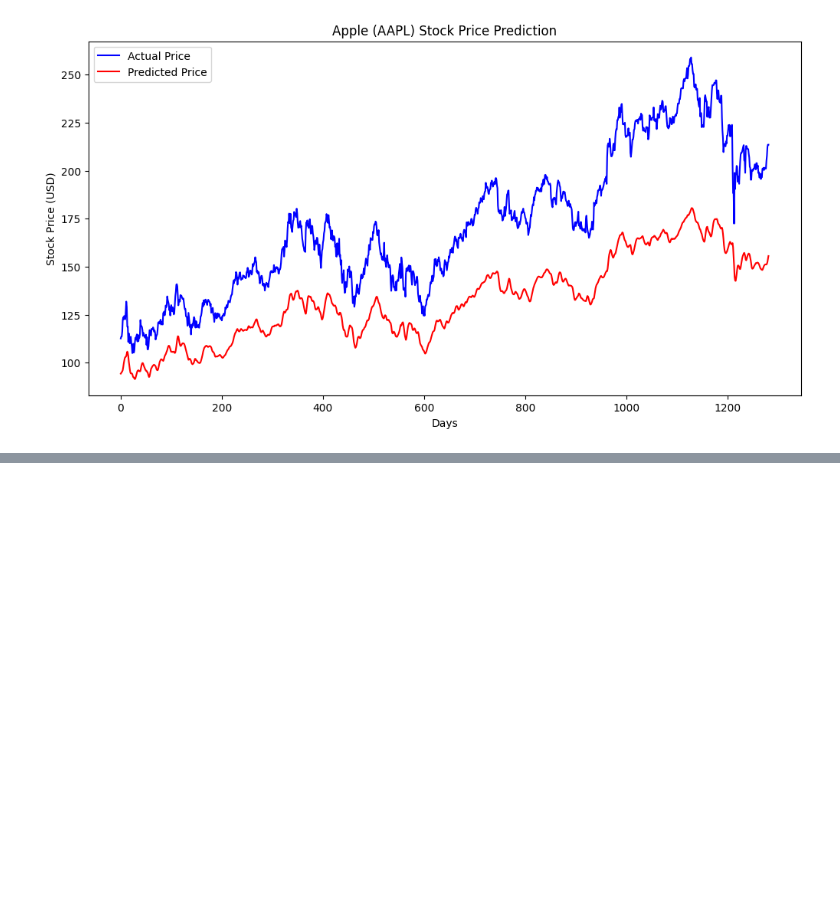
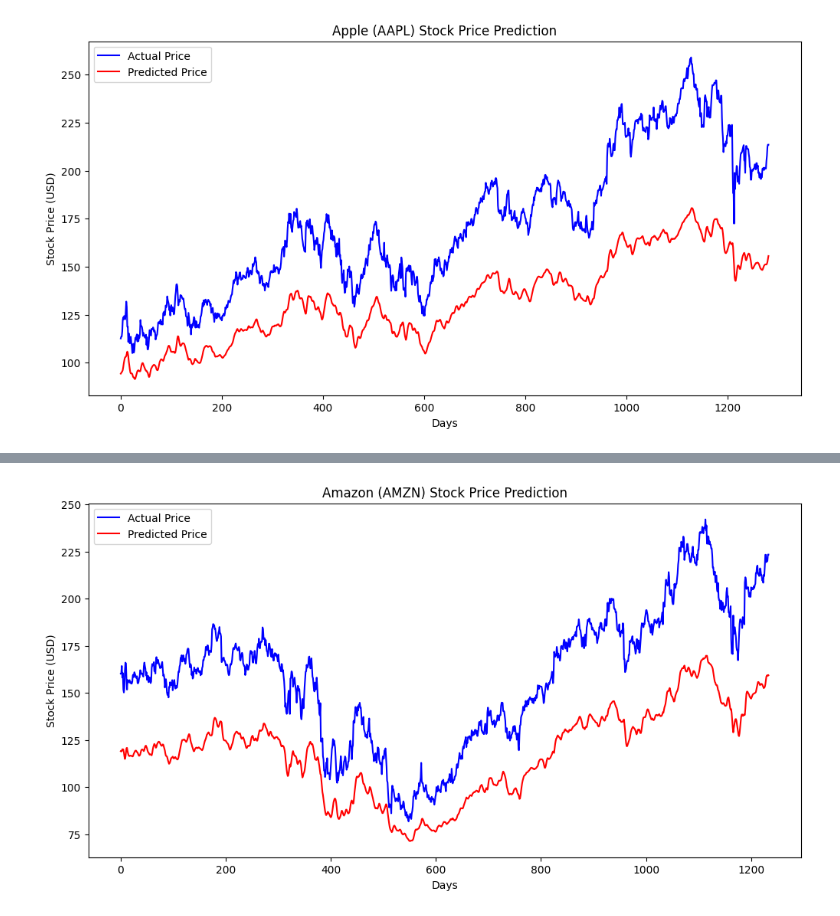
Before and after one commit to PriyanshuYadav08/test-practice-others, a Jupyter notebook: DSE DS/DS Project/first.ipynb, the cells around one changed output, grey strips where cells are left out. Cells and saved outputs as stored; diff of their text form; code cells hidden in the pictures; blank space fills up the shorter version.

```diff
--- a/DSE DS/DS Project/first.ipynb
+++ b/DSE DS/DS Project/first.ipynb
@@ -237,0 +378,98 @@ Epoch 50/50
+# %%
+import pandas as pd
+import numpy as np
+import matplotlib.pyplot as plt
+from sklearn.preprocessing import MinMaxScaler
+from tensorflow.keras.models import Sequential
+from tensorflow.keras.layers import LSTM, Dense, Dropout
+
+# =====================
+# 1. Load & preprocess
+# =====================
+df = pd.read_csv("Dataset.csv")
+
+# Filter Amazon stock (AMZN)
+amazon_data = df[df['Ticker'] == 'AMZN'].copy()
+
+# Convert Date to datetime and sort
+amazon_data['Date'] = pd.to_datetime(amazon_data['Date'])
+amazon_data = amazon_data.sort_values('Date')
+
+# Use only the 'Close' price
+close_prices = amazon_data[['Close']].values
+
+# =====================
+# 2. Train-Test Split (before scaling)
+# =====================
+train_size = int(len(close_prices) * 0.8)
+train_prices = close_prices[:train_size]
+test_prices = close_prices[train_size:]
+
+# =====================
+# 3. Scaling
+# =====================
+scaler = MinMaxScaler(feature_range=(0,1))
+train_scaled = scaler.fit_transform(train_prices)
+test_scaled = scaler.transform(test_prices)
+
+# =====================
+# 4. Create sequences function
+# =====================
+def create_sequences(data, time_steps=60):
+    X, y = [], []
+    for i in range(time_steps, len(data)):
+        X.append(data[i-time_steps:i, 0])
+        y.append(data[i, 0])
+    return np.array(X), np.array(y)
+
+time_steps = 60
+X_train, y_train = create_sequences(train_scaled, time_steps)
+X_test, y_test = create_sequences(test_scaled, time_steps)
+
+# Reshape input for LSTM: (samples, time_steps, features)
+X_train = X_train.reshape((X_train.shape[0], X_train.shape[1], 1))
+X_test = X_test.reshape((X_test.shape[0], X_test.shape[1], 1))
+
+# =====================
+# 5. Build LSTM Model
+# =====================
+model = Sequential([
+    LSTM(50, return_sequences=True, input_shape=(time_steps, 1)),
+    Dropout(0.2),
+    LSTM(50, return_sequences=False),
+    Dropout(0.2),
+    Dense(25, activation='relu'),
+    Dense(1)  # output layer
+])
+
+model.compile(optimizer='adam', loss='mean_squared_error')
+
+# =====================
+# 6. Train Model
+# =====================
+history = model.fit(X_train, y_train,
+                    batch_size=32,
+                    epochs=50,
+                    validation_split=0.1,
+                    verbose=1)
+
+# =====================
+# 7. Predictions
+# =====================
+predictions = model.predict(X_test)
+predictions = scaler.inverse_transform(predictions)
+
+actual = scaler.inverse_transform(y_test.reshape(-1,1))
+
+# =====================
+# 8. Visualization
+# =====================
+plt.figure(figsize=(12,6))
+plt.plot(actual, color='blue', label='Actual Price')
+plt.plot(predictions, color='red', label='Predicted Price')
+plt.title("Amazon (AMZN) Stock Price Prediction")
+plt.xlabel("Days")
+plt.ylabel("Stock Price (USD)")
+plt.legend()
+plt.show()
+# %% [output]
@@ -237,0 +493 @@ Epoch 50/50
+[figure, added]
```
Also changed, not shown: parts of 4 cells of this notebook.
